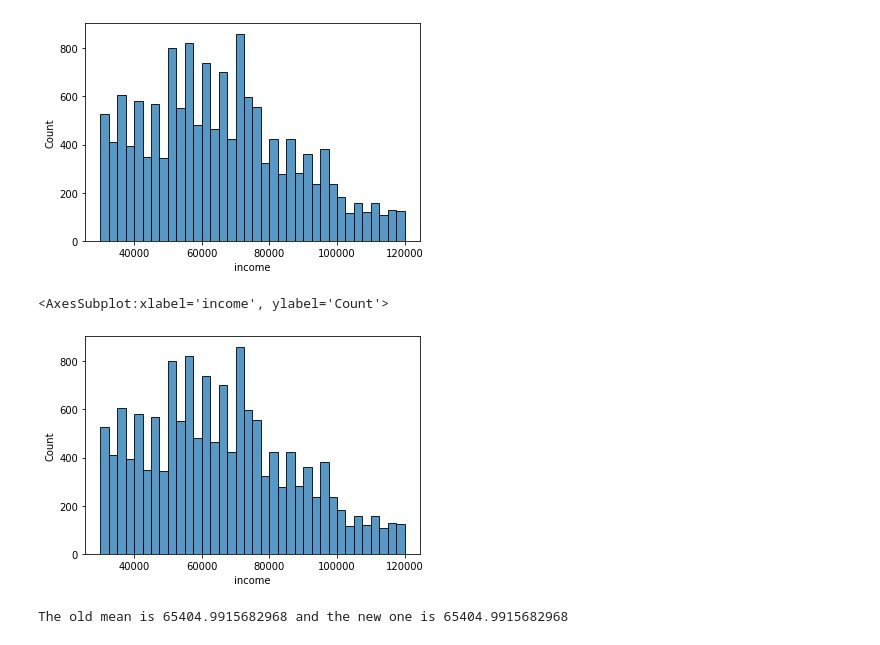
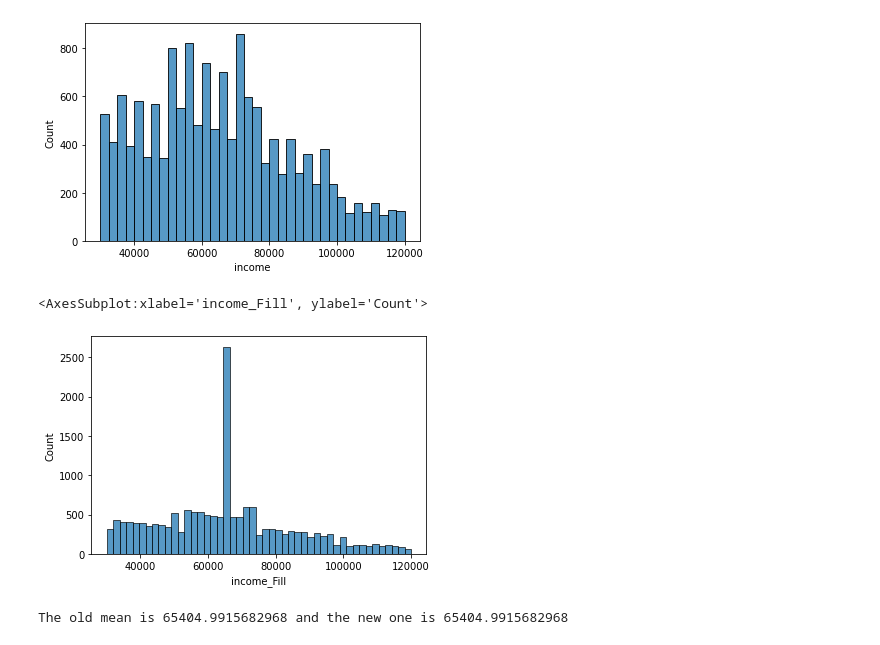
Before and after one commit to bignollo/UdacityNanoDegreeCapstone, a Jupyter notebook: Starbucks_Capstone_notebook.ipynb, the cells around one changed output. Saved outputs shown, nothing was run; the diff lists cells and outputs as text; code cells hidden in the pictures.

```diff
--- a/Starbucks_Capstone_notebook.ipynb
+++ b/Starbucks_Capstone_notebook.ipynb
@@ -251,10 +251,10 @@ sns.histplot(data=profile, x="income")
 # %%
 profile['income_Fill'] = profile['income'].fillna(profile['income'].mean())
 # %%
-sns.histplot(data=profile, x="income")
+sns.histplot(data=profile, x="income_Fill")
 # %% [output]
-<AxesSubplot:xlabel='income', ylabel='Count'>
+<AxesSubplot:xlabel='income_Fill', ylabel='Count'>
-[figure, old version]
+[figure, new version]
 # %%
 print ("The old mean is {} and the new one is {}".format(profile['income'].mean(), profile['income_Fill'].mean()))
 # %% [output]
```
Also changed, not shown: parts of 8 cells of this notebook, 1 other file.
